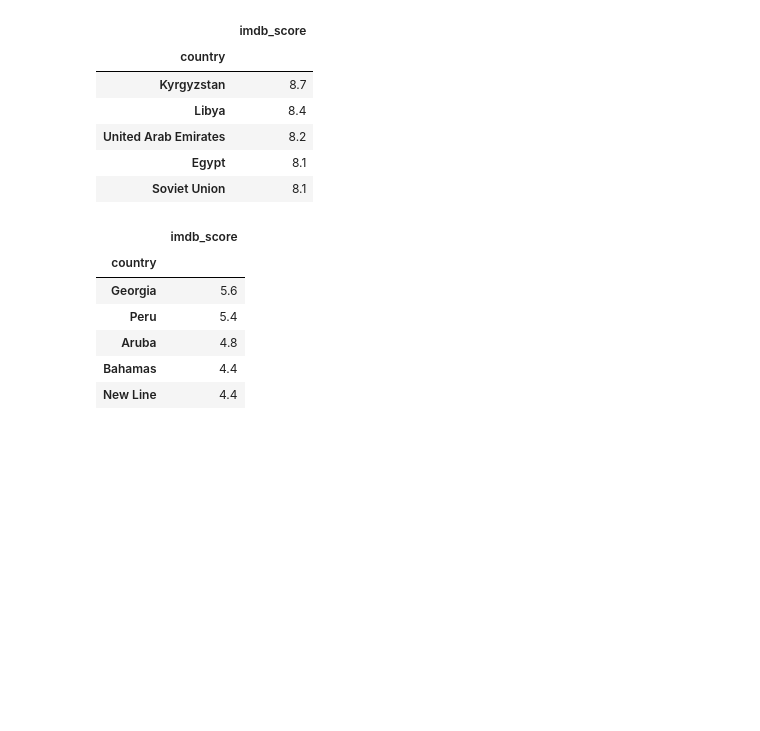
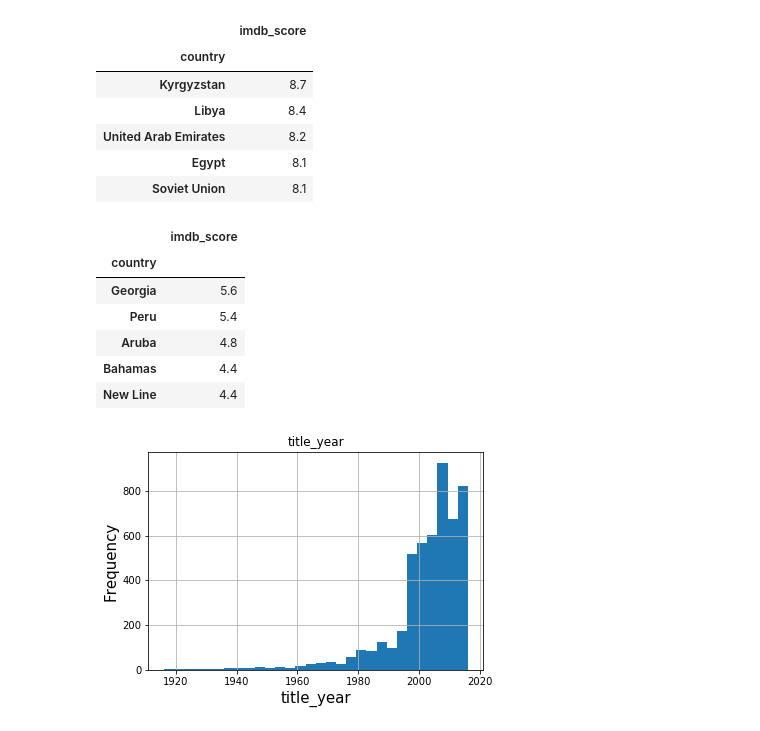
Before and after one commit to manulohiya/DS-SF-36, a Jupyter notebook: classes/03/notebooks/IMDB Database pandas practice.ipynb, the cells around one changed output. Drawn from its saved outputs; the diff is of its cells as text; code cells hidden in the pictures; blank space fills up the shorter version.

```diff
--- a/classes/03/notebooks/IMDB Database pandas practice.ipynb
+++ b/classes/03/notebooks/IMDB Database pandas practice.ipynb
@@ -143,3 +143,11 @@ sort1.tail()
 | Aruba | 4.8 |
 | Bahamas | 4.4 |
 | New Line | 4.4 |
+# %%
+df.hist(column='title_year', bins = 30)
+plt.xlabel("title_year",fontsize=15)
+plt.ylabel("Frequency",fontsize=15)
+# plt.xlim([0.0,200.0])
+plt.show()
+# %% [output]
+[figure, added]
```
Also changed, not shown: parts of 3 cells of this notebook.
